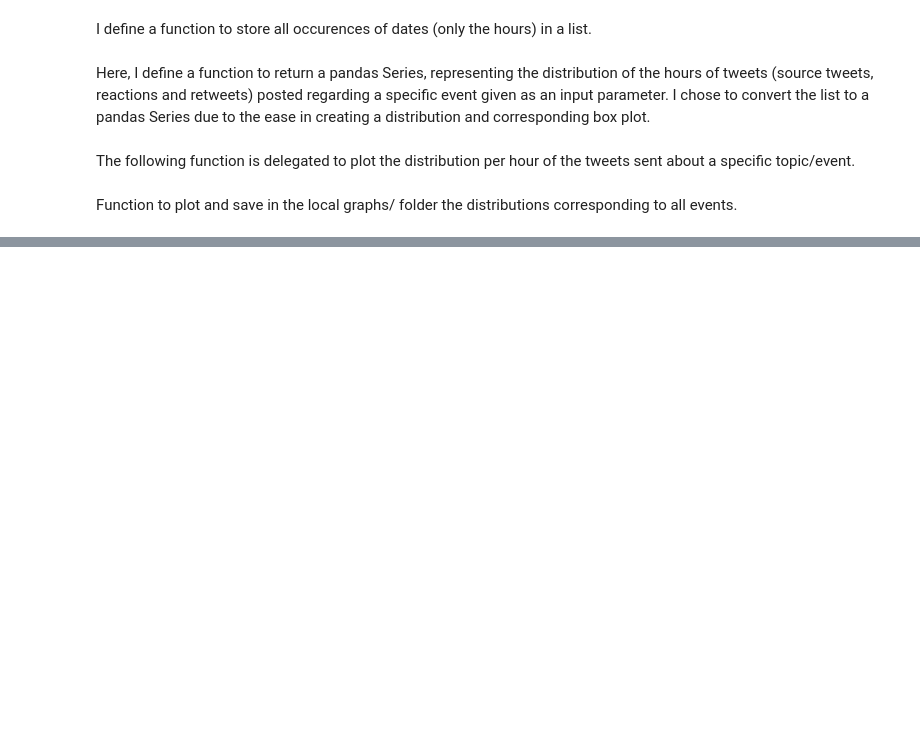
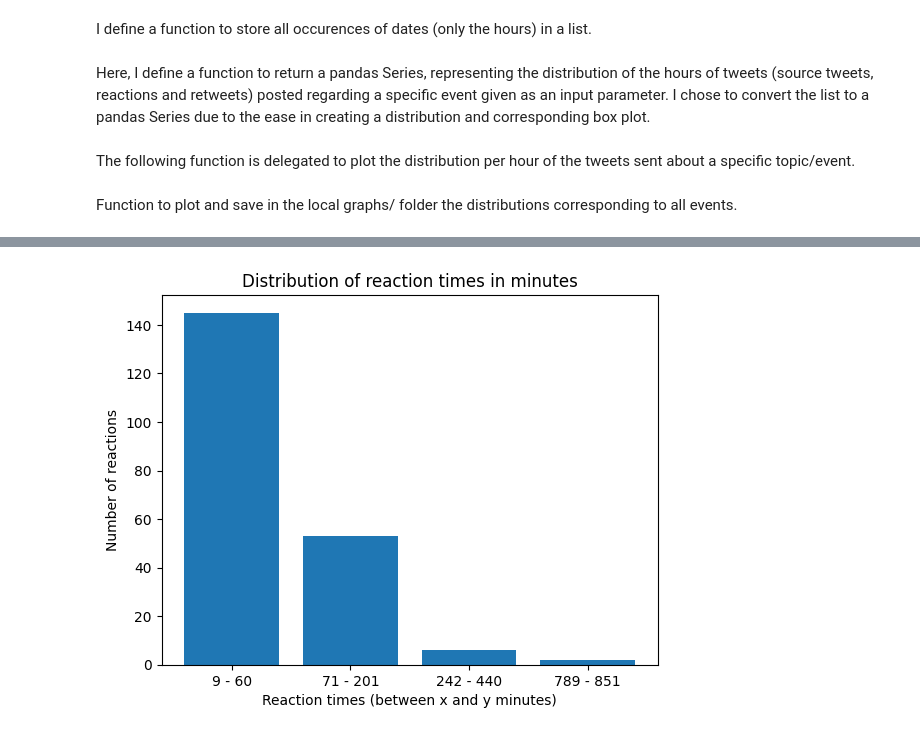
Before and after one commit to andreistoica12/research-internship, a Jupyter notebook: pheme.ipynb, the cells around one changed output, grey strips where cells are left out. Saved outputs shown, nothing was run; the diff lists cells and outputs as text; code cells hidden in the pictures; blank space fills up the shorter version.

```diff
--- a/pheme.ipynb
+++ b/pheme.ipynb
@@ -156,0 +241,4 @@ plot_all_event_distributions(events_path)
+# %%
+# Define the number of clusters you want to create - look for the "elbow" point in the plot above,
+#  where the rate of decrease in WCSS begins to level off
+k = 4
@@ -156,0 +277,2 @@ plot_all_event_distributions(events_path)
+# %%
+clusters_dict = k_means_clustering(k, deltas)
@@ -156,0 +293,18 @@ plot_all_event_distributions(events_path)
+# %%
+def plot_story_reaction_times(story_name, clusters_dict):
+    clusters_plot_dict = {}
+    for key, value in clusters_dict.items():
+        clusters_plot_dict[f"{math.floor(min(value))} - {math.ceil(max(value))}"] = len(value)
+
+    intervals = list(clusters_plot_dict.keys())
+    values = list(clusters_plot_dict.values())
+
+    plt.bar(range(len(clusters_plot_dict)), values, tick_label=intervals)
+    plt.title('Distribution of reaction times in minutes')
+    plt.xlabel('Reaction times (between x and y minutes)')
+    plt.ylabel('Number of reactions')
+    plt.show()
+# %%
+plot_story_reaction_times('ebola_first_story', clusters_dict)
+# %% [output]
+[figure, added]
```
Also changed, not shown: parts of 15 cells of this notebook.
